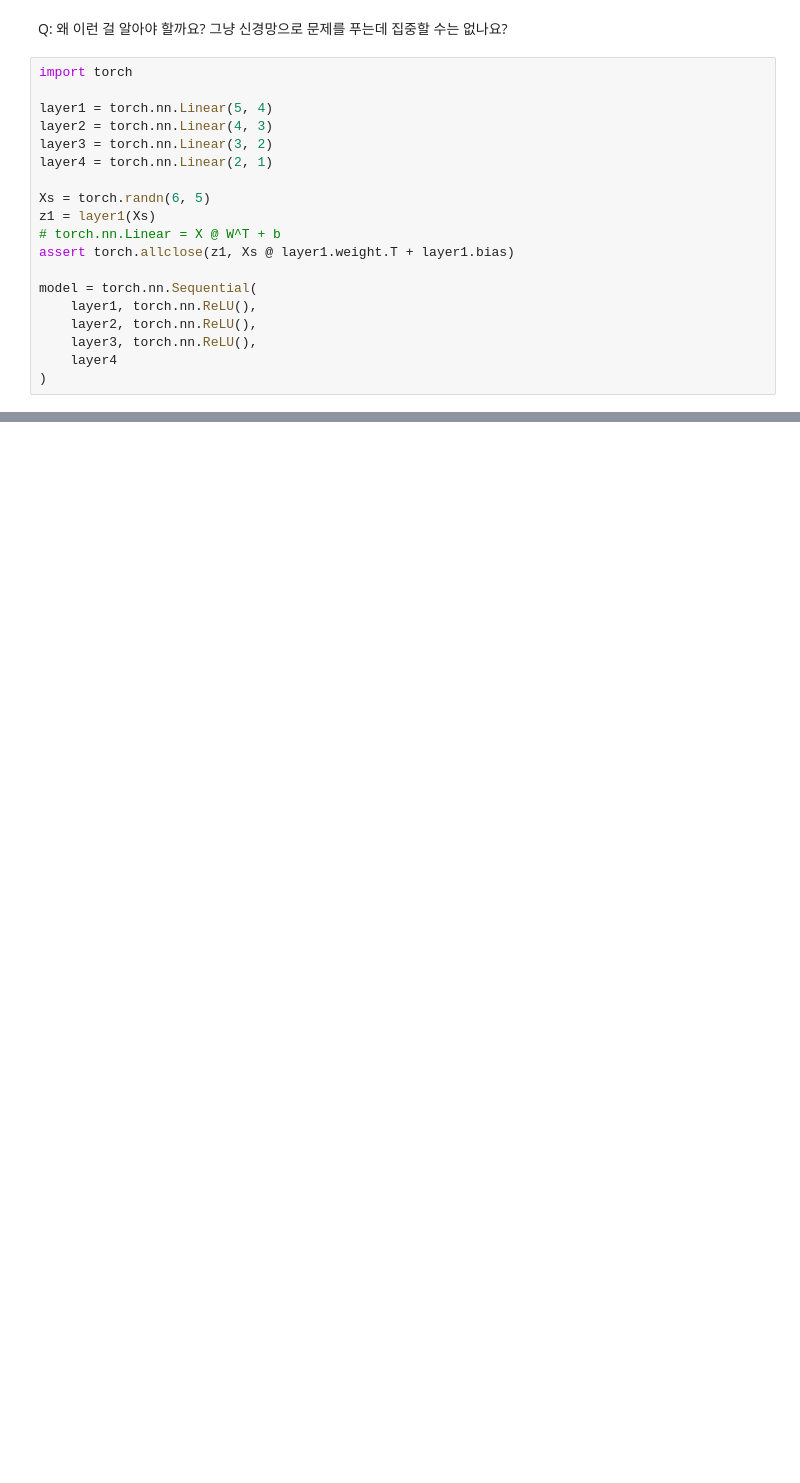
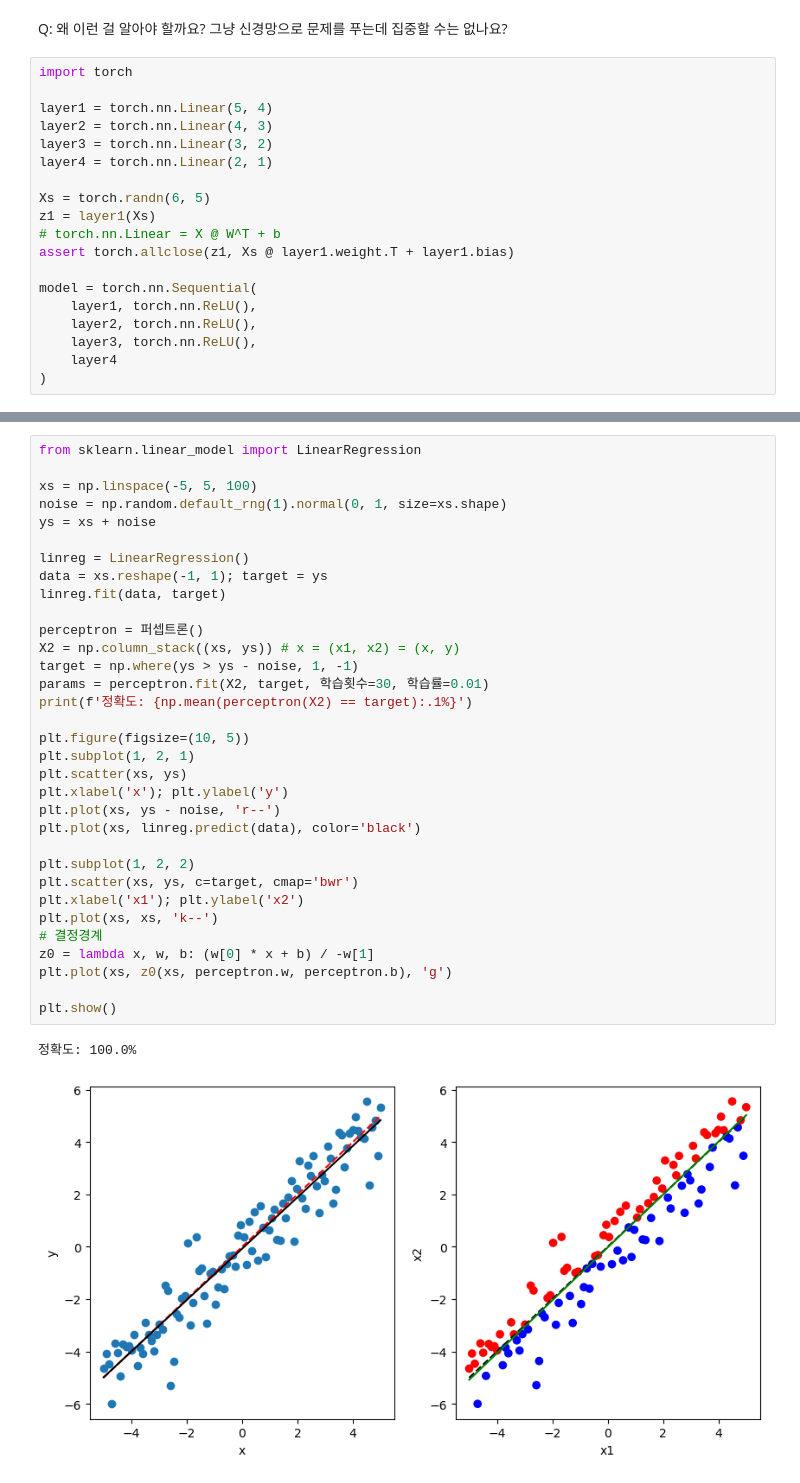
Before and after one commit to rebirther00/pydeep_multicam, a Jupyter notebook: Day2-SJ.ipynb, the cells around one changed output, grey strips where cells are left out. Cells and saved outputs as stored; diff of their text form; blank space fills up the shorter version.

```diff
--- a/Day2-SJ.ipynb
+++ b/Day2-SJ.ipynb
@@ -213,0 +301,36 @@ model = torch.nn.Sequential(
+# %%
+from sklearn.linear_model import LinearRegression
+
+xs = np.linspace(-5, 5, 100)
+noise = np.random.default_rng(1).normal(0, 1, size=xs.shape)
+ys = xs + noise
+
+linreg = LinearRegression()
+data = xs.reshape(-1, 1); target = ys
+linreg.fit(data, target)
+
+perceptron = 퍼셉트론()
+X2 = np.column_stack((xs, ys)) # x = (x1, x2) = (x, y)
+target = np.where(ys > ys - noise, 1, -1)
+params = perceptron.fit(X2, target, 학습횟수=30, 학습률=0.01)
+print(f'정확도: {np.mean(perceptron(X2) == target):.1%}')
+
+plt.figure(figsize=(10, 5))
+plt.subplot(1, 2, 1)
+plt.scatter(xs, ys)
+plt.xlabel('x'); plt.ylabel('y')
+plt.plot(xs, ys - noise, 'r--')
+plt.plot(xs, linreg.predict(data), color='black')
+
+plt.subplot(1, 2, 2)
+plt.scatter(xs, ys, c=target, cmap='bwr')
+plt.xlabel('x1'); plt.ylabel('x2')
+plt.plot(xs, xs, 'k--')
+# 결정경계
+z0 = lambda x, w, b: (w[0] * x + b) / -w[1]
+plt.plot(xs, z0(xs, perceptron.w, perceptron.b), 'g')
+
+plt.show()
+# %% [output]
+정확도: 100.0%
+[figure, added]
```
Also changed, not shown: parts of 12 cells of this notebook, 2 other files.
